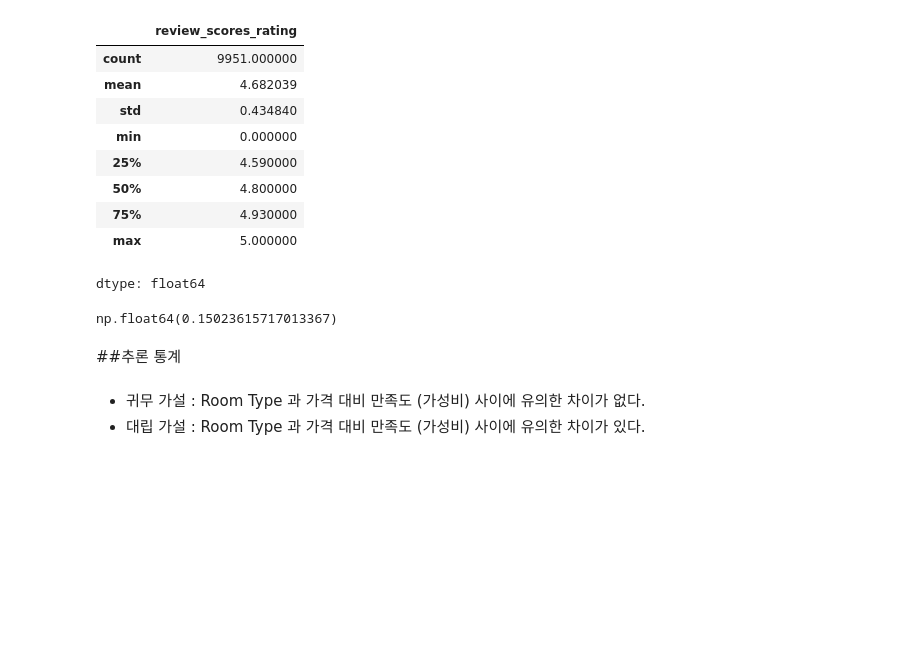
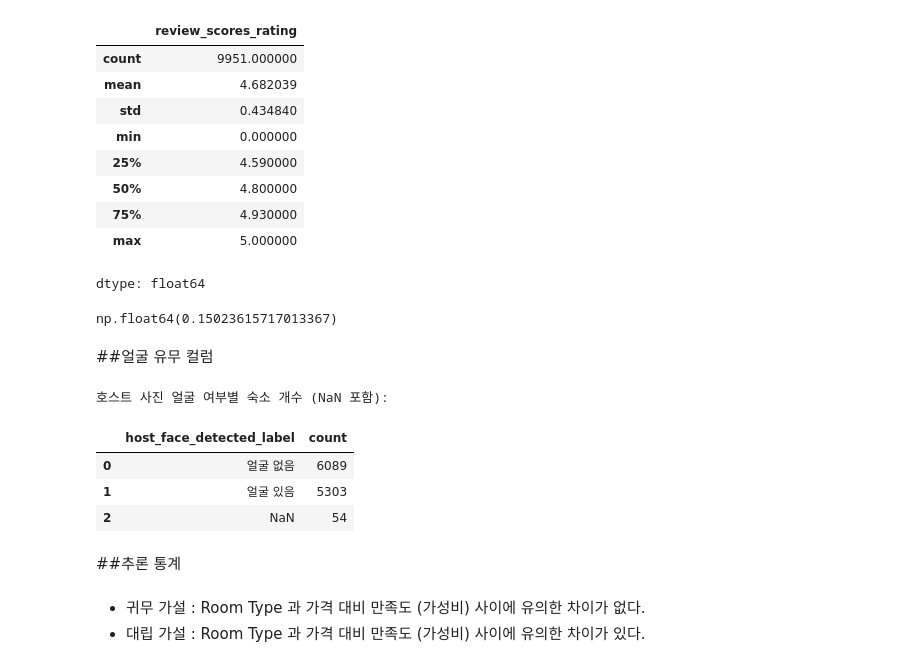
Before and after one commit to DogwonLee/Final-Team2, a Jupyter notebook: 파이널프로젝트_이도권.ipynb, the cells around one changed output. Drawn from its saved outputs; the diff is of its cells as text; code cells hidden in the pictures; blank space fills up the shorter version.

```diff
--- a/파이널프로젝트_이도권.ipynb
+++ b/파이널프로젝트_이도권.ipynb
@@ -331,3 +331,5 @@ dtype: float64
 data['review_scores_rating'].isna().sum() / data['review_scores_rating'].count()
 # %% [output]
 np.float64(0.15023615717013367)
+# %% [markdown]
+##얼굴 유무 컬럼
@@ -334,3 +406,23 @@ np.float64(0.15023615717013367)
+# %%
+# '얼굴 있음', '얼굴 없음', NaN 개수
+face_counts_with_nan = df['host_face_detected'].value_counts(dropna=False).reset_index()
+face_counts_with_nan.columns = ['host_face_detected', 'count']
+
+face_counts_with_nan['host_face_detected_label'] = face_counts_with_nan['host_face_detected'].map({
+    0.0: '얼굴 없음',
+    1.0: '얼굴 있음',
+    pd.NA: 'NaN', # Map pandas.NA to 'NaN' string
+    np.nan: 'NaN' # Map numpy.nan to 'NaN' string
+})
+
+print("호스트 사진 얼굴 여부별 숙소 개수 (NaN 포함):")
+display(face_counts_with_nan[['host_face_detected_label', 'count']])
+# %% [output]
+호스트 사진 얼굴 여부별 숙소 개수 (NaN 포함):
+|  | host_face_detected_label | count |
+| 0 | 얼굴 없음 | 6089 |
+| 1 | 얼굴 있음 | 5303 |
+| 2 | NaN | 54 |
 # %% [markdown]
 ##추론 통계
 # %% [markdown]
```
Also changed, not shown: parts of 13 cells of this notebook.
